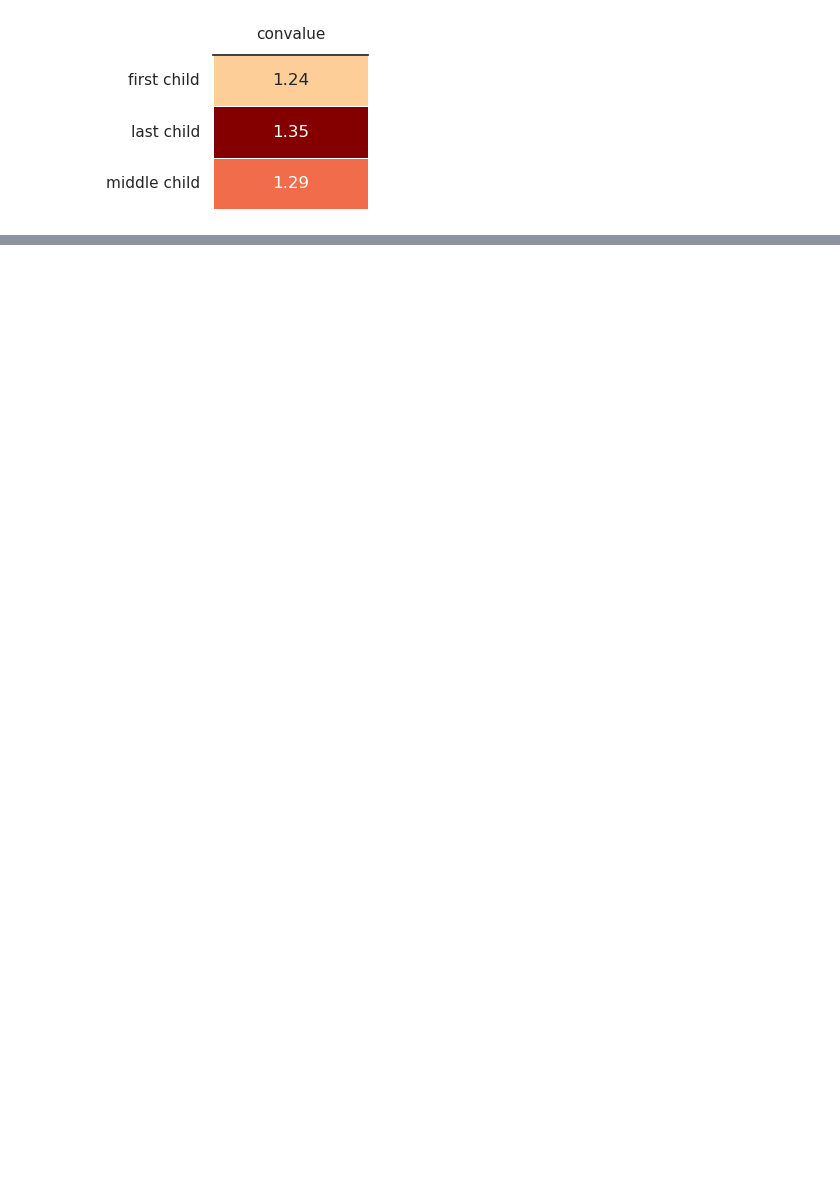
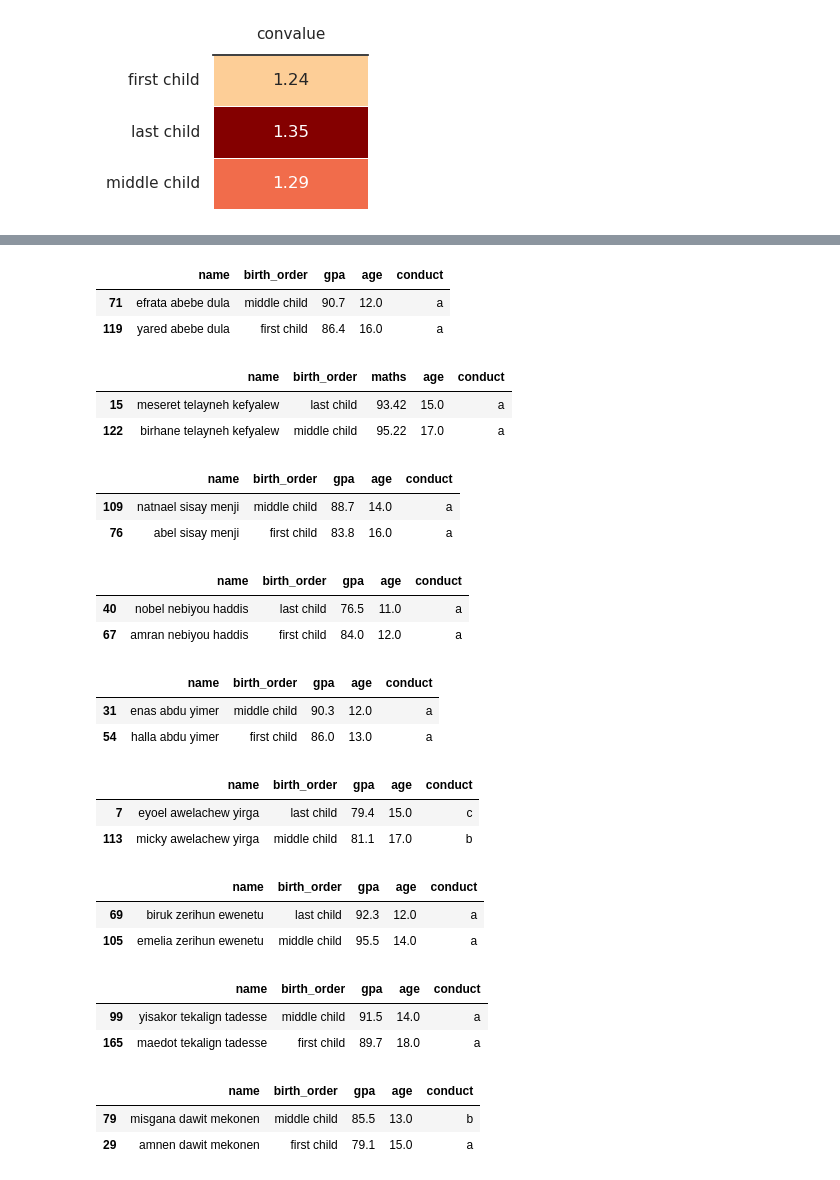
Before and after one commit to Ammon21/School-Data-Science-Project, a Jupyter notebook: notebooks/data_analysis.ipynb, the cells around one changed output, grey strips where cells are left out. Saved outputs shown, nothing was run; the diff lists cells and outputs as text; code cells hidden in the pictures; blank space fills up the shorter version.

```diff
--- a/notebooks/data_analysis.ipynb
+++ b/notebooks/data_analysis.ipynb
@@ -313,0 +350,59 @@ legit_heat(t, 1.2, 1.35, 2, 'OrRd')
+# %%
+df[df.checkerx == 'abebedula'][['name','birth_order', 'gpa', 'age', 'conduct']]
+# %% [output]
+|  | name | birth_order | gpa | age | conduct |
+| 71 | efrata abebe dula | middle child | 90.7 | 12.0 | a |
+| 119 | yared abebe dula | first child | 86.4 | 16.0 | a |
+# %%
+df.checkerx.value_counts()
+df[df.checkerx == 'telaynehkefyalew'][['name','birth_order', 'maths', 'age', 'conduct']]
+# %% [output]
+|  | name | birth_order | maths | age | conduct |
+| 15 | meseret telayneh kefyalew | last child | 93.42 | 15.0 | a |
+| 122 | birhane telayneh kefyalew | middle child | 95.22 | 17.0 | a |
+# %%
+df.checkerx.value_counts()
+df[df.checkerx == 'sisaymenji'][['name','birth_order', 'gpa', 'age', 'conduct']]
+# %% [output]
+|  | name | birth_order | gpa | age | conduct |
+| 109 | natnael sisay menji | middle child | 88.7 | 14.0 | a |
+| 76 | abel sisay menji | first child | 83.8 | 16.0 | a |
+# %%
+df.checkerx.value_counts()
+df[df.checkerx == 'nebiyouhaddis'][['name','birth_order', 'gpa', 'age', 'conduct']]
+# %% [output]
+|  | name | birth_order | gpa | age | conduct |
+| 40 | nobel nebiyou haddis | last child | 76.5 | 11.0 | a |
+| 67 | amran nebiyou haddis | first child | 84.0 | 12.0 | a |
+# %%
+df.checkerx.value_counts()
+df[df.checkerx == 'abduyimer'][['name','birth_order', 'gpa', 'age', 'conduct']]
+# %% [output]
+|  | name | birth_order | gpa | age | conduct |
+| 31 | enas abdu yimer | middle child | 90.3 | 12.0 | a |
+| 54 | halla abdu yimer | first child | 86.0 | 13.0 | a |
+# %%
+df.checkerx.value_counts()
+df[df.checkerx == 'awelachewyirga'][['name','birth_order', 'gpa', 'age', 'conduct']]
+# %% [output]
+|  | name | birth_order | gpa | age | conduct |
+| 7 | eyoel awelachew yirga | last child | 79.4 | 15.0 | c |
+| 113 | micky awelachew yirga | middle child | 81.1 | 17.0 | b |
+# %%
+df.checkerx.value_counts()
+# %% [output]
+|  | name | birth_order | gpa | age | conduct |
+| 69 | biruk zerihun ewenetu | last child | 92.3 | 12.0 | a |
+| 105 | emelia zerihun ewenetu | middle child | 95.5 | 14.0 | a |
+# %%
+df[df.checkerx == 'tekaligntadesse'][['name','birth_order', 'gpa', 'age', 'conduct']]
+# %% [output]
+|  | name | birth_order | gpa | age | conduct |
+| 99 | yisakor tekalign tadesse | middle child | 91.5 | 14.0 | a |
+| 165 | maedot tekalign tadesse | first child | 89.7 | 18.0 | a |
+# %%
+df[df.checkerx == 'dawitmekonen'][['name','birth_order', 'gpa', 'age', 'conduct']]
+# %% [output]
+|  | name | birth_order | gpa | age | conduct |
+| 79 | misgana dawit mekonen | middle child | 85.5 | 13.0 | b |
+| 29 | amnen dawit mekonen | first child | 79.1 | 15.0 | a |
```
Also changed, not shown: parts of 15 cells of this notebook.
